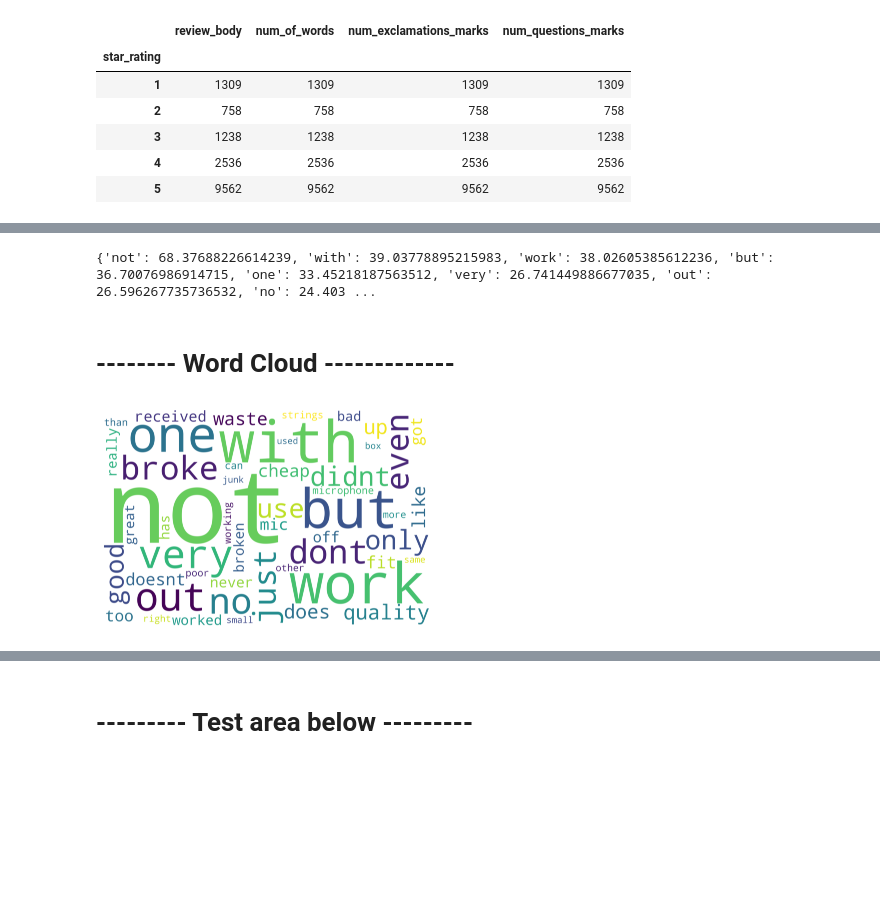
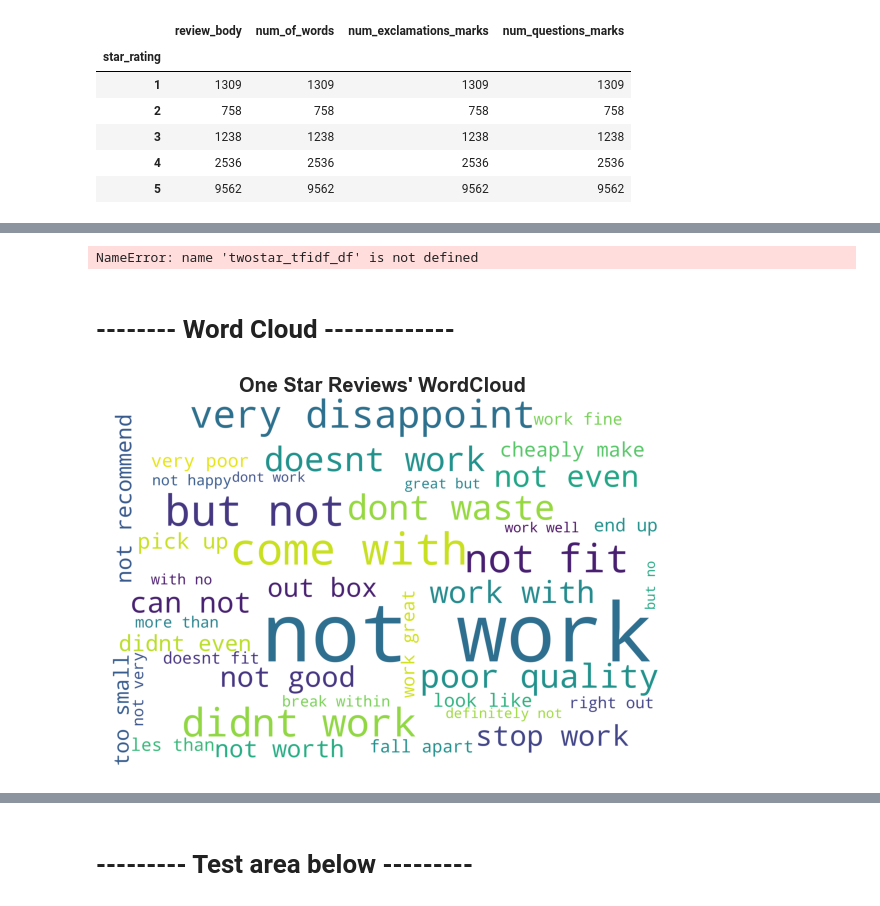
Before and after one commit to wiredmerlin/predicting_star_ratings, a Jupyter notebook: project02.ipynb, the cells around one changed output, grey strips where cells are left out. Drawn from its saved outputs; the diff is of its cells as text; code cells hidden in the pictures; blank space fills up the shorter version.

```diff
--- a/project02.ipynb
+++ b/project02.ipynb
@@ -593,0 +1278,6 @@ onestar_tfidf_df.head()
+# %%
+all_stopwords = {}
+all_stopwords = domain_stopwords.union(review_stopwords)
+# %%
+onestar_hi_freq_dict = {}
+onestar_hi_freq_dict = create_tfidf_matrix(onestar_docs_list, all_stopwords)
@@ -594,9 +1296,7 @@ onestar_tfidf_df.head()
 # %%
-onestar_hi_freq_dict = {}
-onestar_hi_freq_dict = onestar_tfidf_df.sum().sort_values(ascending=False)[:50].to_dict()
+# twostar_hi_freq_dict = {}
+# twostar_hi_freq_dict = twostar_tfidf_df.sum().sort_values(ascending=False).to_dict()
+# %% [output]
+NameError: name 'twostar_tfidf_df' is not defined
-# %%
-print(onestar_hi_freq_dict)
-# %% [output]
-{'not': 68.37688226614239, 'with': 39.03778895215983, 'work': 38.02605385612236, 'but': 36.70076986914715, 'one': 33.45218187563512, 'very': 26.741449886677035, 'out': 26.596267735736532, 'no': 24.403 ...
 # %% [markdown]
 # -------- Word Cloud -------------
@@ -607,6 +1303,13 @@ wordcloud = WordCloud(width=6000,height=4000, relative_scaling=1, background_col
-# %%
-plt.imshow(wordcloud, interpolation='bilinear')
-plt.axis("off")
-plt.show()
-# %% [output]
-[figure, removed]
+# %%
+wordcloud_one = create_wordcloud(onestar_hi_freq_dict)
+# %%
+# One Star wordcloud
+
+plt.figure(figsize=(10,7))
+plt.title("One Star Reviews' WordCloud",fontsize=20, fontweight='bold')
+plt.imshow(wordcloud_one)
+plt.axis("off")
+
+plt.show()
+# %% [output]
+[figure, added]
```
Also changed, not shown: parts of 326 cells of this notebook.
